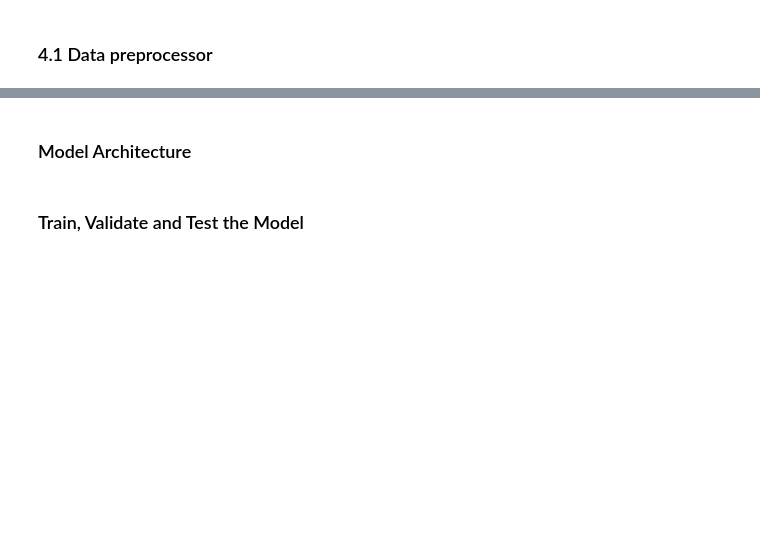
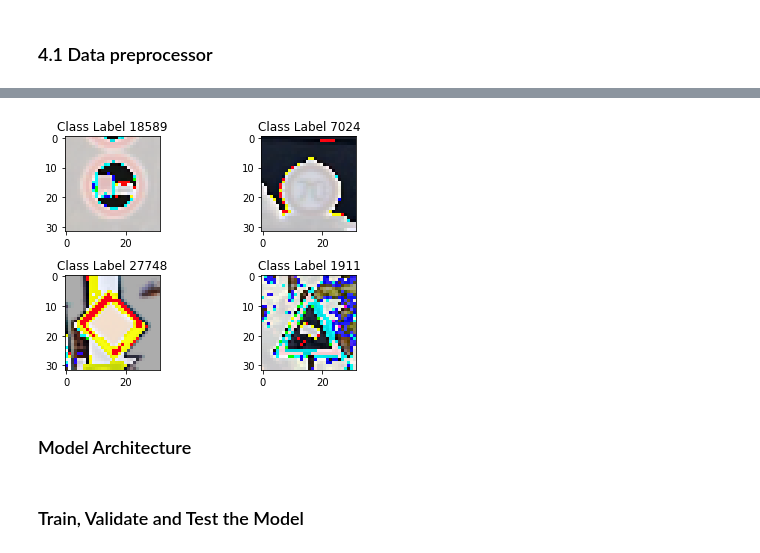
Before and after one commit to akshaybabloo/Car-ND, a Jupyter notebook: Term_1/TrafficSignalClassifier_6/P/Traffic_Sign_Classifier.ipynb, the cells around one changed output, grey strips where cells are left out. Drawn from its saved outputs; the diff is of its cells as text; code cells hidden in the pictures; blank space fills up the shorter version.

```diff
--- a/Term_1/TrafficSignalClassifier_6/P/Traffic_Sign_Classifier.ipynb
+++ b/Term_1/TrafficSignalClassifier_6/P/Traffic_Sign_Classifier.ipynb
@@ -134,3 +139,11 @@ Here is an example of a [published baseline model on this problem](http://yann.l
+# %%
+X_train = (X_train - X_train.mean()) / (np.max(X_train) - np.min(X_train))
+X_validation = (X_validation - X_validation.mean()) / (np.max(X_validation) - np.min(X_validation))
+X_test = (X_test - X_test.mean()) / (np.max(X_test) - np.min(X_test))
+# %%
+show_image(X_train)
+# %% [output]
+[figure, added]
 # %% [markdown]
 ### Model Architecture
 # %%
```
Also changed, not shown: parts of 11 cells of this notebook, 1 other file.
